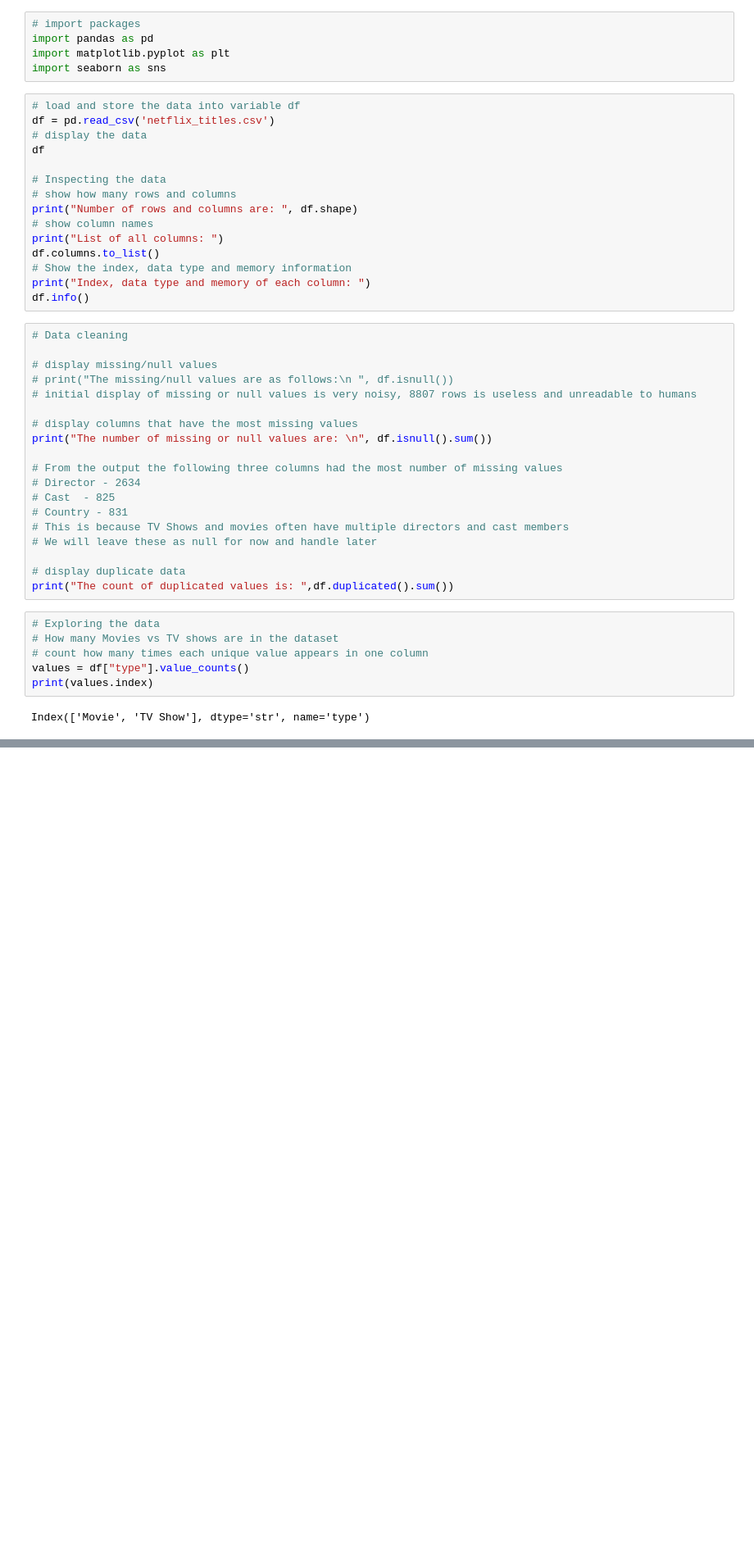
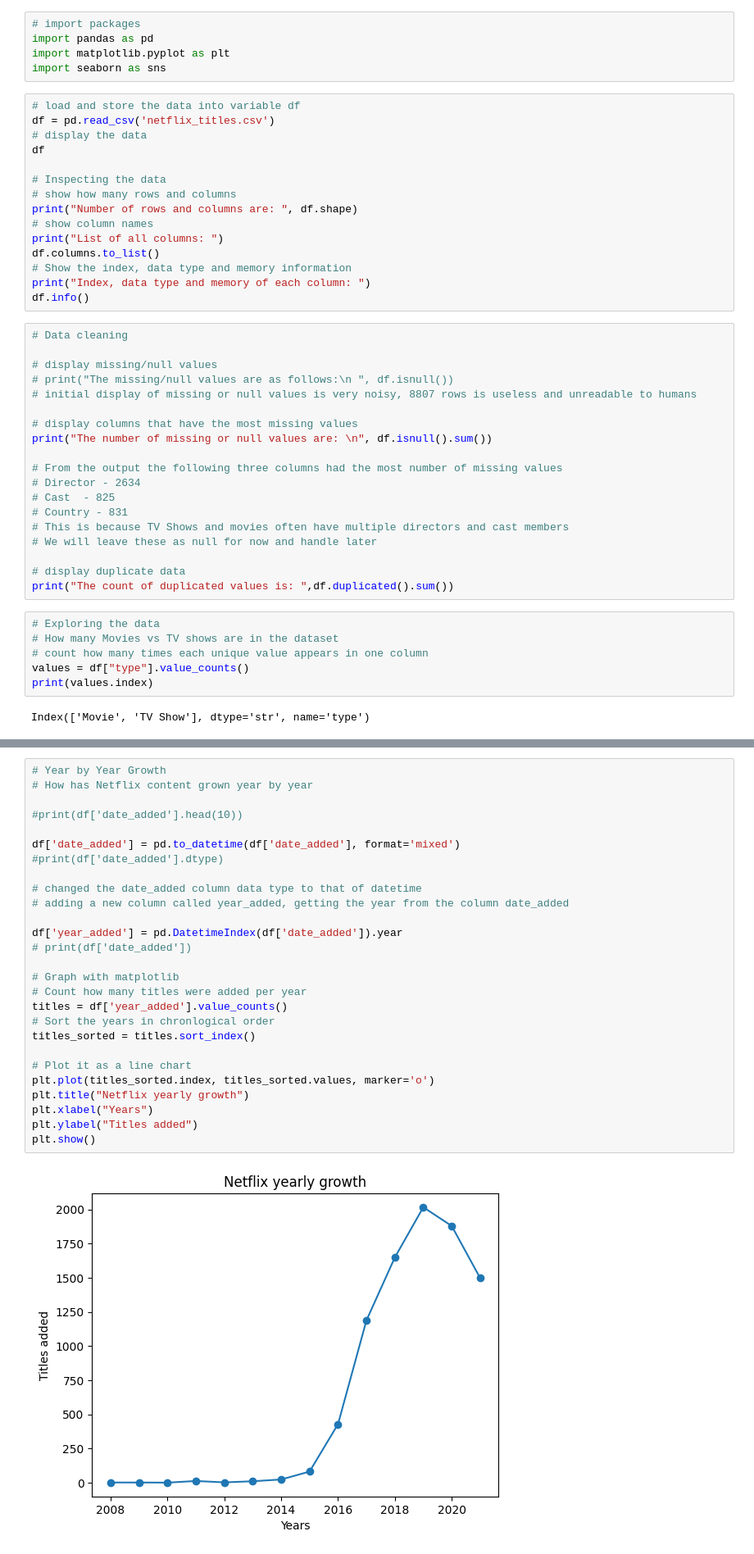
Before and after one commit to bluejay-19/netflix-analysis, a Jupyter notebook: netflix-analysis.ipynb, the cells around one changed output, grey strips where cells are left out. Shown at 82% size. Drawn from its saved outputs; the diff is of its cells as text; blank space fills up the shorter version.

Commit message:
Add year by year Netflix growth line chart

```diff
--- a/netflix-analysis.ipynb
+++ b/netflix-analysis.ipynb
@@ -74,0 +71,29 @@ plt.show()
+# %%
+# Year by Year Growth
+# How has Netflix content grown year by year
+
+#print(df['date_added'].head(10))
+
+df['date_added'] = pd.to_datetime(df['date_added'], format='mixed')
+#print(df['date_added'].dtype)
+
+# changed the date_added column data type to that of datetime
+# adding a new column called year_added, getting the year from the column date_added
+
+df['year_added'] = pd.DatetimeIndex(df['date_added']).year
+# print(df['date_added'])
+
+# Graph with matplotlib
+# Count how many titles were added per year
+titles = df['year_added'].value_counts()
+# Sort the years in chronlogical order
+titles_sorted = titles.sort_index()
+
+# Plot it as a line chart
+plt.plot(titles_sorted.index, titles_sorted.values, marker='o')
+plt.title("Netflix yearly growth")
+plt.xlabel("Years")
+plt.ylabel("Titles added")
+plt.show()
+# %% [output]
+[figure, added]
```
Also changed, not shown: parts of 3 cells of this notebook.
